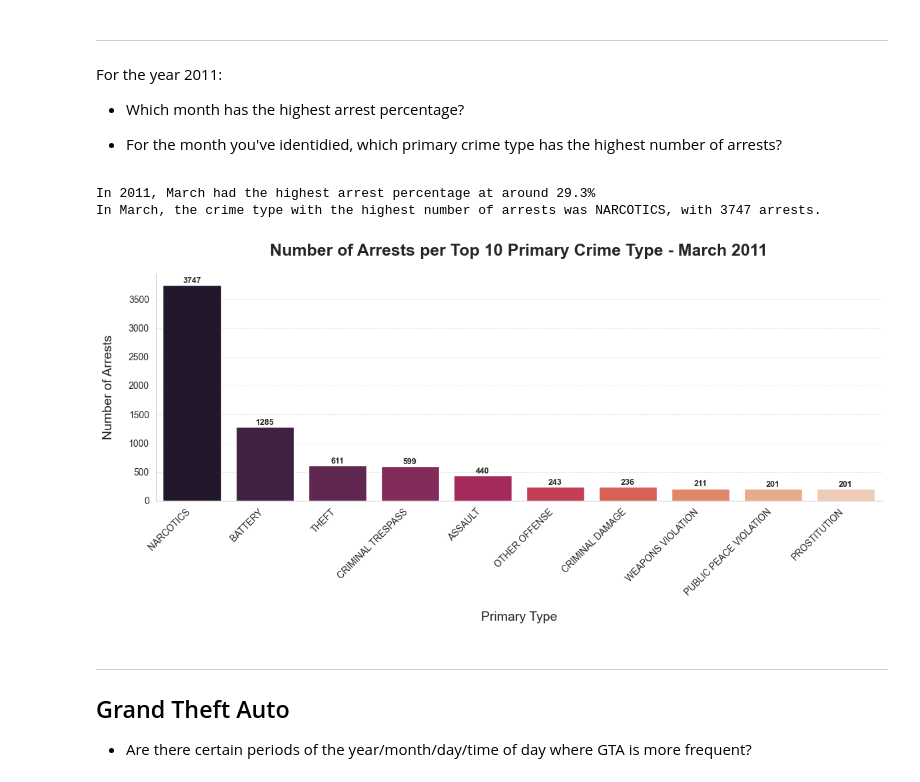
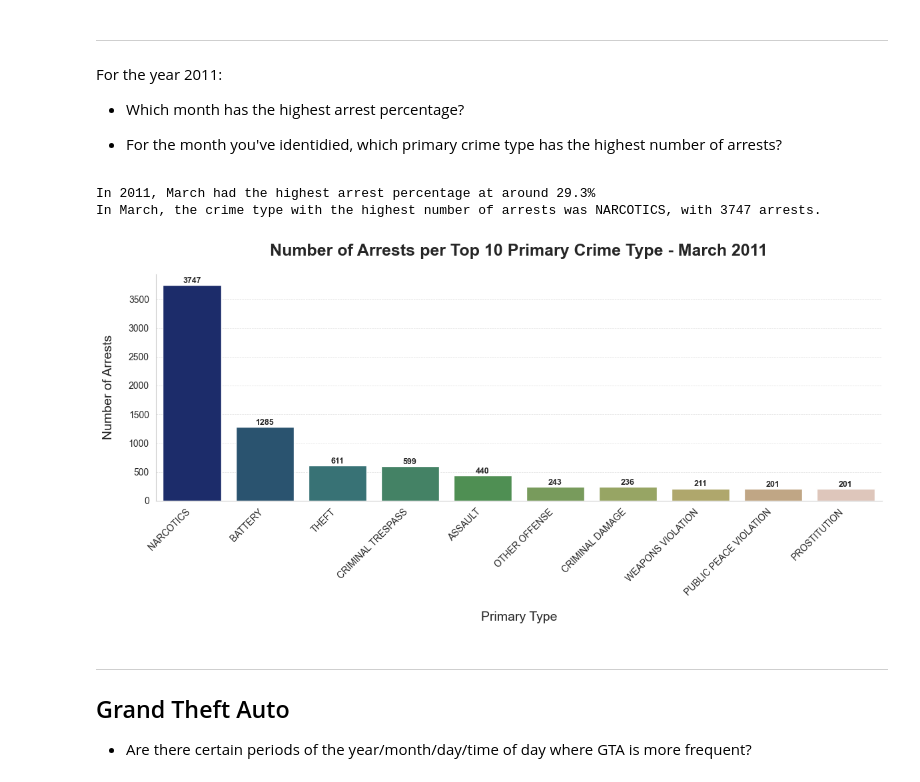
Before and after one commit to l3xbot/Data_Processing_Project_Visualisation, a Jupyter notebook: chicago_crime_visualisations.ipynb, the cells around one changed output. Saved outputs shown, nothing was run; the diff lists cells and outputs as text; code cells hidden in the pictures.

```diff
--- a/chicago_crime_visualisations.ipynb
+++ b/chicago_crime_visualisations.ipynb
@@ -205,7 +205,7 @@ bars = sns.barplot(
     y='Crime Count',
     hue='Year',
     data=crime_counts_2008_and_2012_melted,
-    palette=["#137485", "#a3619c"]        # different color for each year
+    palette=["#2e6b7e", "#846b66"]        # different color for each year
 )
 
 for i, primary_type in enumerate(crime_counts_2008_and_2012_df['Primary Type']):
@@ -501,37 +501,37 @@ sns.barplot(
     data=top_10_arrests_by_type_highest_month_2011,
     x='Primary Type',
     y='Number of Arrests',
-    palette='rocket'
+    palette='gist_earth'
 )
 
 # Rotate x-axis labels for readability
 plt.xticks(rotation=45, ha='right')
 
 # Labels above bars
 for i, row in top_10_arrests_by_type_highest_month_2011.iterrows():
     plt.text(
         i, row['Number of Arrests'] + 2,    # small offset above the bars
         f'{row['Number of Arrests']}',
         ha='center',
         va='bottom',
         fontsize=9,
         fontweight='bold'
     )
 
 # Style improvements
 plt.title(f'Number of Arrests per Top 10 Primary Crime Type - {highest_month_2011} 2011', size=18, pad=20, fontweight='bold')
 plt.ylabel('Number of Arrests', size=14, labelpad=15)
 plt.xlabel('Primary Type', size=14, labelpad=15)
 plt.grid(axis='y', linestyle='--', linewidth=0.5, alpha=0.6)
 
 sns.despine(top=True, right=True, bottom=False, left=False)
 
 plt.tight_layout()
 plt.show()
 # %% [output]
 In 2011, March had the highest arrest percentage at around 29.3%
 In March, the crime type with the highest number of arrests was NARCOTICS, with 3747 arrests.
-[figure, old version]
+[figure, new version]
 # %% [markdown]
 ----
 
```
Also changed, not shown: parts of 6 cells of this notebook, 3 other files.
